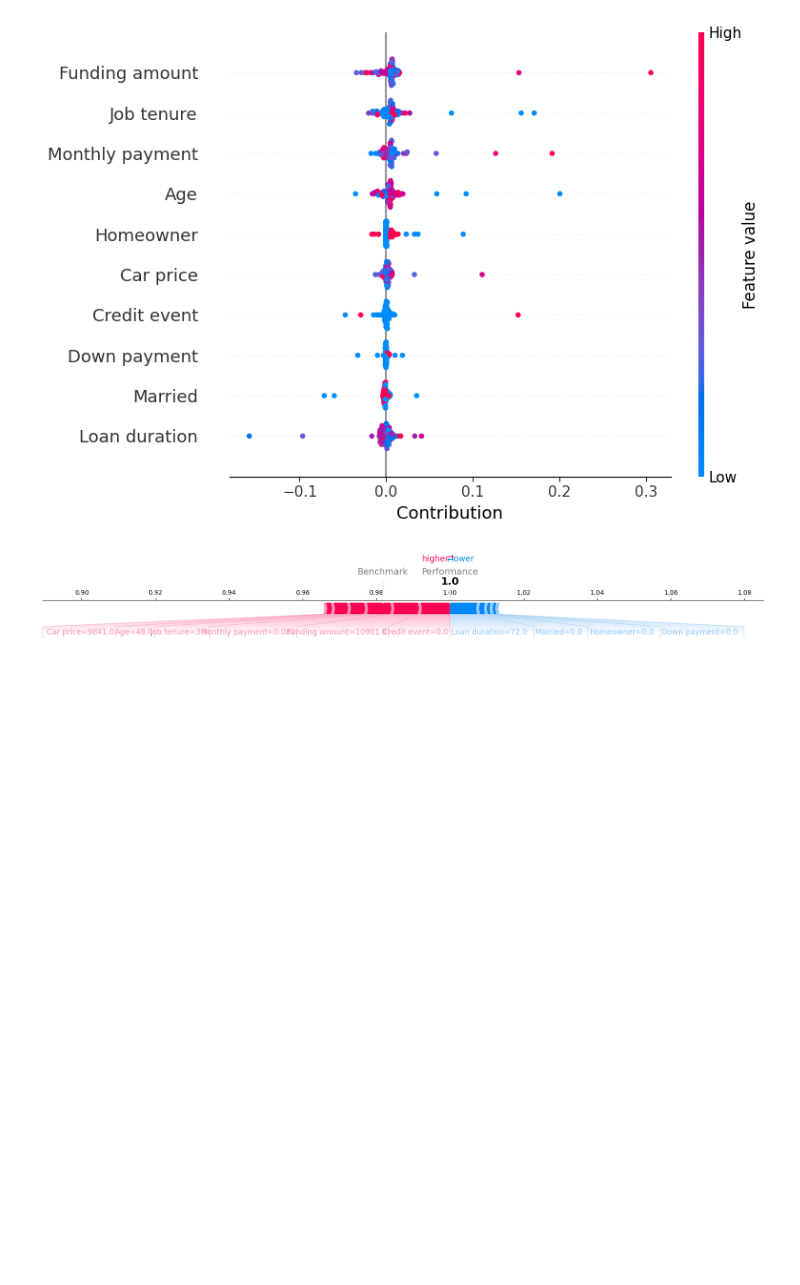
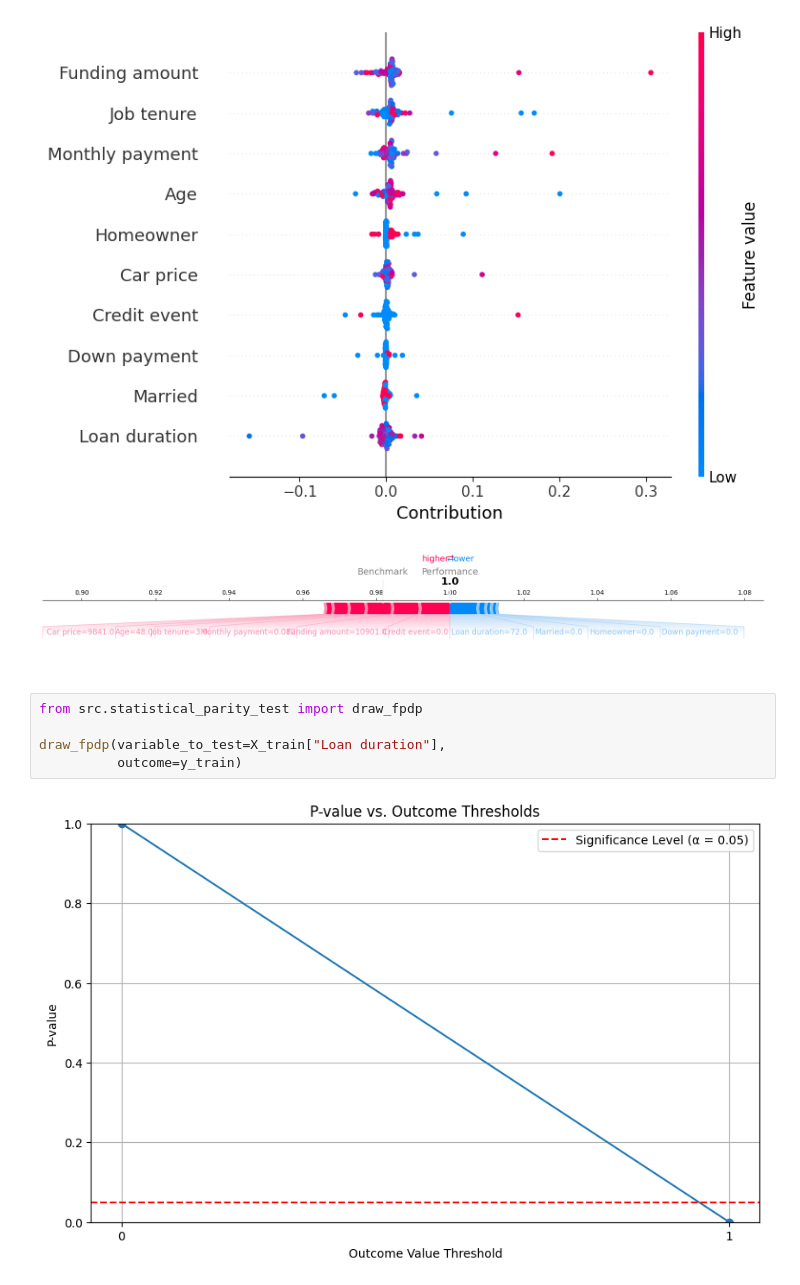
Before and after one commit to julescrevola/interpret_fair, a Jupyter notebook: notebooks/own_model.ipynb, the cells around one changed output. Saved outputs shown, nothing was run; the diff lists cells and outputs as text; blank space fills up the shorter version.

```diff
--- a/notebooks/own_model.ipynb
+++ b/notebooks/own_model.ipynb
@@ -163,3 +168,10 @@ Performance Metrics:  0.787
 1022
 [figure]
 [figure]
+# %%
+from src.statistical_parity_test import draw_fpdp
+
+draw_fpdp(variable_to_test=X_train["Loan duration"],
+          outcome=y_train)
+# %% [output]
+[figure, added]
```
Also changed, not shown: parts of 6 cells of this notebook, 6 other files.
